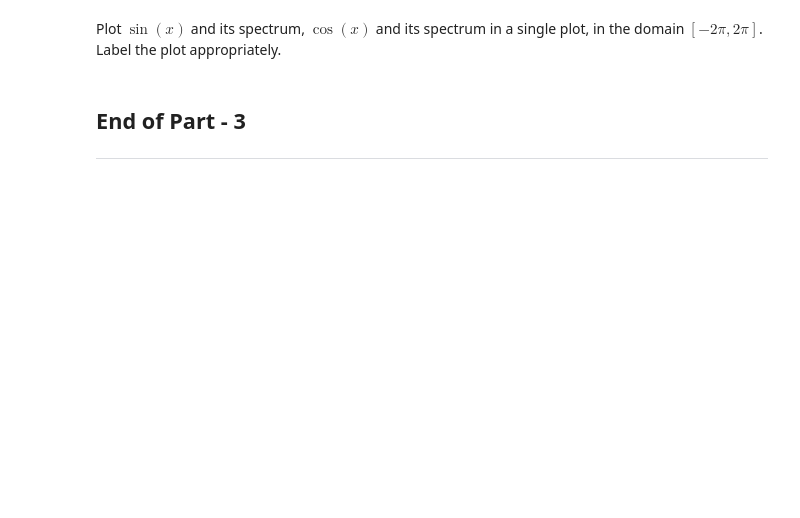
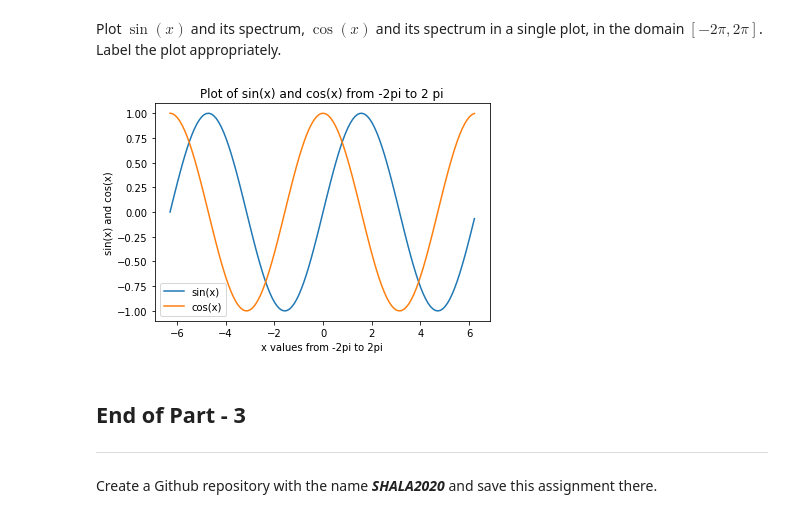
Before and after one commit to Abhay1994s/MachineLearning, a Jupyter notebook: Assignment_1_DS.ipynb, the cells around one changed output. Saved outputs shown, nothing was run; the diff lists cells and outputs as text; code cells hidden in the pictures; blank space fills up the shorter version.

Commit message:
Assignment- Pandas, Numpy & Matplotlib

```diff
--- a/Assignment_1_DS.ipynb
+++ b/Assignment_1_DS.ipynb
@@ -157,5 +384,20 @@ Plot the sine function with domain in $[-3\pi,3\pi]$. Label the axes appropriate
 # %% [markdown]
 Plot $\sin(x)$ and its spectrum, $\cos(x)$ and its spectrum in a single plot, in the domain $[-2\pi,2\pi]$. Label the plot appropriately.
+# %%
+x = np.arange(-2*np.pi,2*np.pi,0.1)   # start,stop,step
+y = np.sin(x)
+z = np.cos(x)
+# %%
+plt.plot(x,y,x,z)
+plt.xlabel('x values from -2pi to 2pi')  # string must be enclosed with quotes '  '
+plt.ylabel('sin(x) and cos(x)')
+plt.title('Plot of sin(x) and cos(x) from -2pi to 2 pi')
+plt.legend(['sin(x)', 'cos(x)'])      # legend entries as seperate strings in a list
+plt.show()
+# %% [output]
+[figure, added]
 # %% [markdown]
 ## End of Part - 3
 ---
+# %% [markdown]
+Create a Github repository with the name ***SHALA2020*** and save this assignment there.
```
Also changed, not shown: parts of 26 cells of this notebook.
